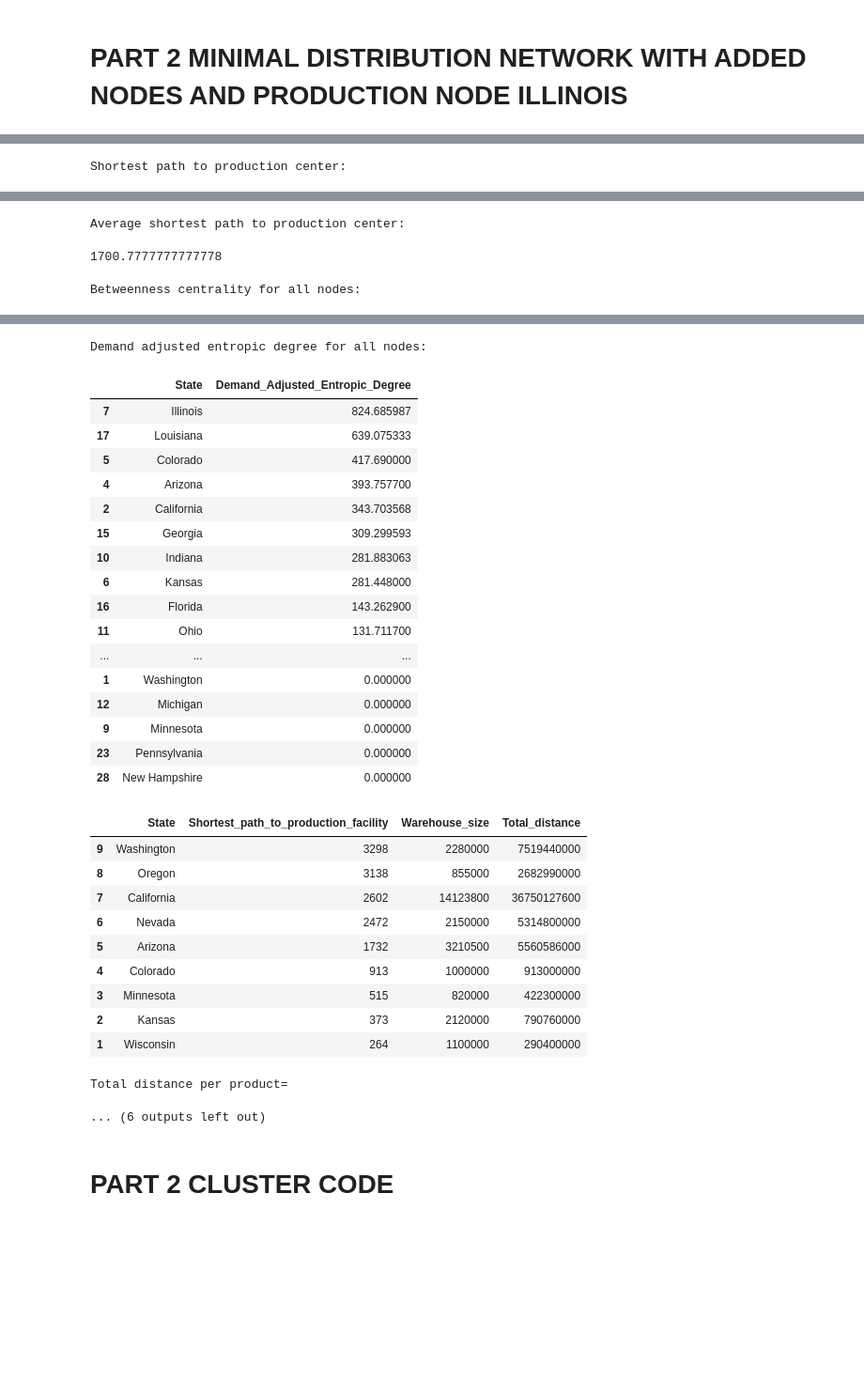
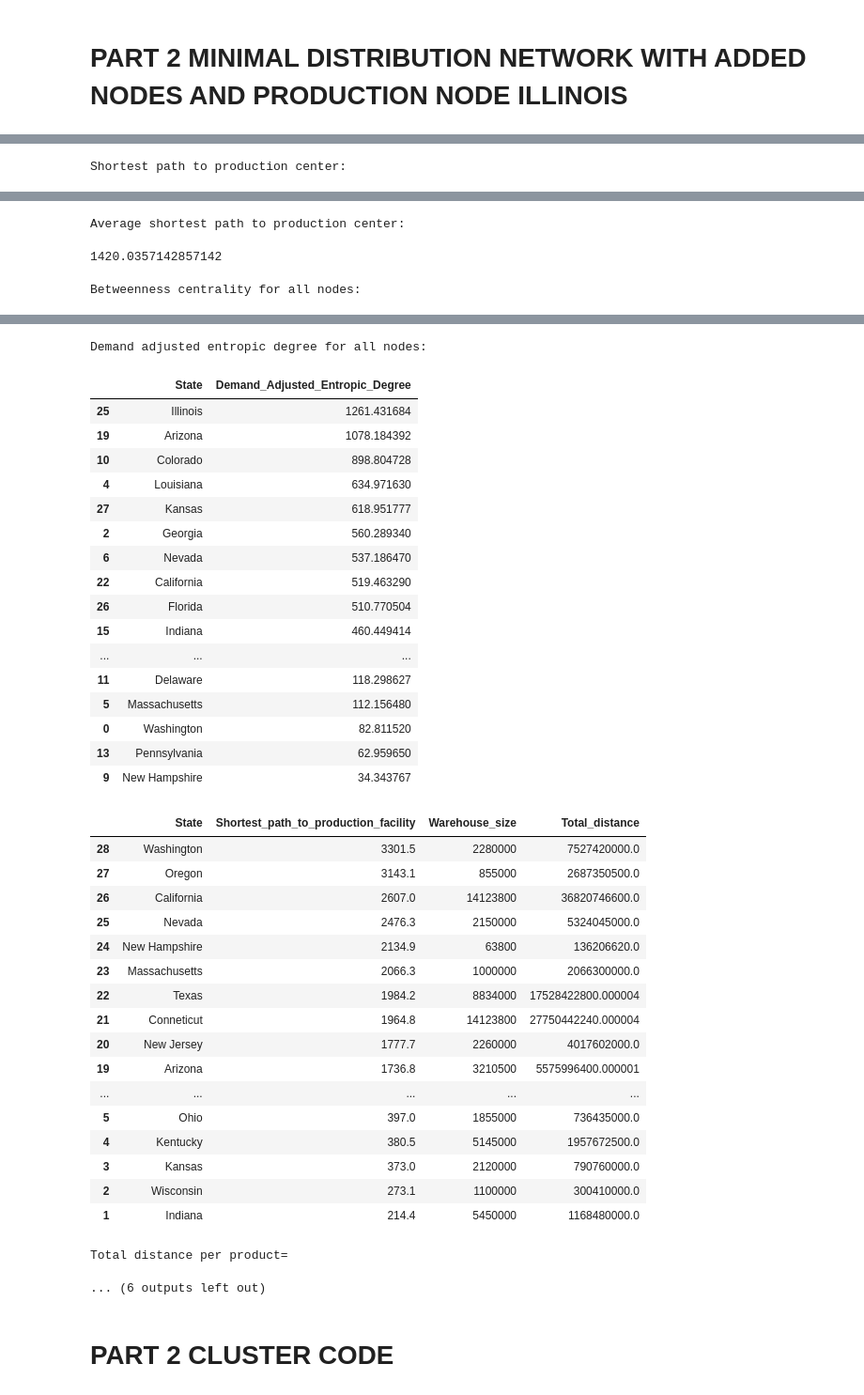
Before and after one commit to kelvinengee/network, a Jupyter notebook: Mississippi.ipynb, the cells around one changed output, grey strips where cells are left out. Shown at 94% size. Saved outputs shown, nothing was run; the diff lists cells and outputs as text; code cells hidden in the pictures; blank space fills up the shorter version.

```diff
--- a/Mississippi.ipynb
+++ b/Mississippi.ipynb
@@ -830,7 +830,7 @@ Total distance per product=
 Mississippi_Graph.nodes["Louisiana"]["warehouse size"] = 6012000
 Mississippi_Graph.nodes["Illinois"]["warehouse size"] = 50000000
 # %%
-metrics_graph(graph=Directed_Minimal_Huge_Graph,graph2=Directed_Minimal_Huge_Graph,weight='Distance',demand='warehouse size',location='Illinois')
+metrics_graph(graph=a,graph2=a,weight='Distance',demand='warehouse size',location='Illinois')
 # %% [output]
 Closeness centrality for all nodes:
 |  | State | Closeness_centrality |
@@ -864,4 +871,4 @@ Shortest path to production center:
 Average shortest path to production center:
-1700.7777777777778
+1420.0357142857142
 Betweenness centrality for all nodes:
 |  | State | Betweenness_centrality |
@@ -884,31 +891,38 @@ Betweenness centrality for all nodes:
 Demand adjusted entropic degree for all nodes:
 |  | State | Demand_Adjusted_Entropic_Degree |
-| 7 | Illinois | 824.685987 |
-| 17 | Louisiana | 639.075333 |
-| 5 | Colorado | 417.690000 |
-| 4 | Arizona | 393.757700 |
-| 2 | California | 343.703568 |
-| 15 | Georgia | 309.299593 |
-| 10 | Indiana | 281.883063 |
-| 6 | Kansas | 281.448000 |
-| 16 | Florida | 143.262900 |
-| 11 | Ohio | 131.711700 |
+| 25 | Illinois | 1261.431684 |
+| 19 | Arizona | 1078.184392 |
+| 10 | Colorado | 898.804728 |
+| 4 | Louisiana | 634.971630 |
+| 27 | Kansas | 618.951777 |
+| 2 | Georgia | 560.289340 |
+| 6 | Nevada | 537.186470 |
+| 22 | California | 519.463290 |
+| 26 | Florida | 510.770504 |
+| 15 | Indiana | 460.449414 |
 | ... | ... | ... |
-| 1 | Washington | 0.000000 |
-| 12 | Michigan | 0.000000 |
-| 9 | Minnesota | 0.000000 |
-| 23 | Pennsylvania | 0.000000 |
-| 28 | New Hampshire | 0.000000 |
+| 11 | Delaware | 118.298627 |
+| 5 | Massachusetts | 112.156480 |
+| 0 | Washington | 82.811520 |
+| 13 | Pennsylvania | 62.959650 |
+| 9 | New Hampshire | 34.343767 |
 |  | State | Shortest_path_to_production_facility | Warehouse_size | Total_distance |
-| 9 | Washington | 3298 | 2280000 | 7519440000 |
-| 8 | Oregon | 3138 | 855000 | 2682990000 |
-| 7 | California | 2602 | 14123800 | 36750127600 |
-| 6 | Nevada | 2472 | 2150000 | 5314800000 |
-| 5 | Arizona | 1732 | 3210500 | 5560586000 |
-| 4 | Colorado | 913 | 1000000 | 913000000 |
-| 3 | Minnesota | 515 | 820000 | 422300000 |
-| 2 | Kansas | 373 | 2120000 | 790760000 |
-| 1 | Wisconsin | 264 | 1100000 | 290400000 |
+| 28 | Washington | 3301.5 | 2280000 | 7527420000.0 |
+| 27 | Oregon | 3143.1 | 855000 | 2687350500.0 |
+| 26 | California | 2607.0 | 14123800 | 36820746600.0 |
+| 25 | Nevada | 2476.3 | 2150000 | 5324045000.0 |
+| 24 | New Hampshire | 2134.9 | 63800 | 136206620.0 |
+| 23 | Massachusetts | 2066.3 | 1000000 | 2066300000.0 |
+| 22 | Texas | 1984.2 | 8834000 | 17528422800.000004 |
+| 21 | Conneticut | 1964.8 | 14123800 | 27750442240.000004 |
+| 20 | New Jersey | 1777.7 | 2260000 | 4017602000.0 |
+| 19 | Arizona | 1736.8 | 3210500 | 5575996400.000001 |
+| ... | ... | ... | ... | ... |
+| 5 | Ohio | 397.0 | 1855000 | 736435000.0 |
+| 4 | Kentucky | 380.5 | 5145000 | 1957672500.0 |
+| 3 | Kansas | 373.0 | 2120000 | 790760000.0 |
+| 2 | Wisconsin | 273.1 | 1100000 | 300410000.0 |
+| 1 | Indiana | 214.4 | 5450000 | 1168480000.0 |
 Total distance per product=
 ... (6 outputs left out)
 # %% [markdown]
```
Also changed, not shown: parts of 16 cells of this notebook.
